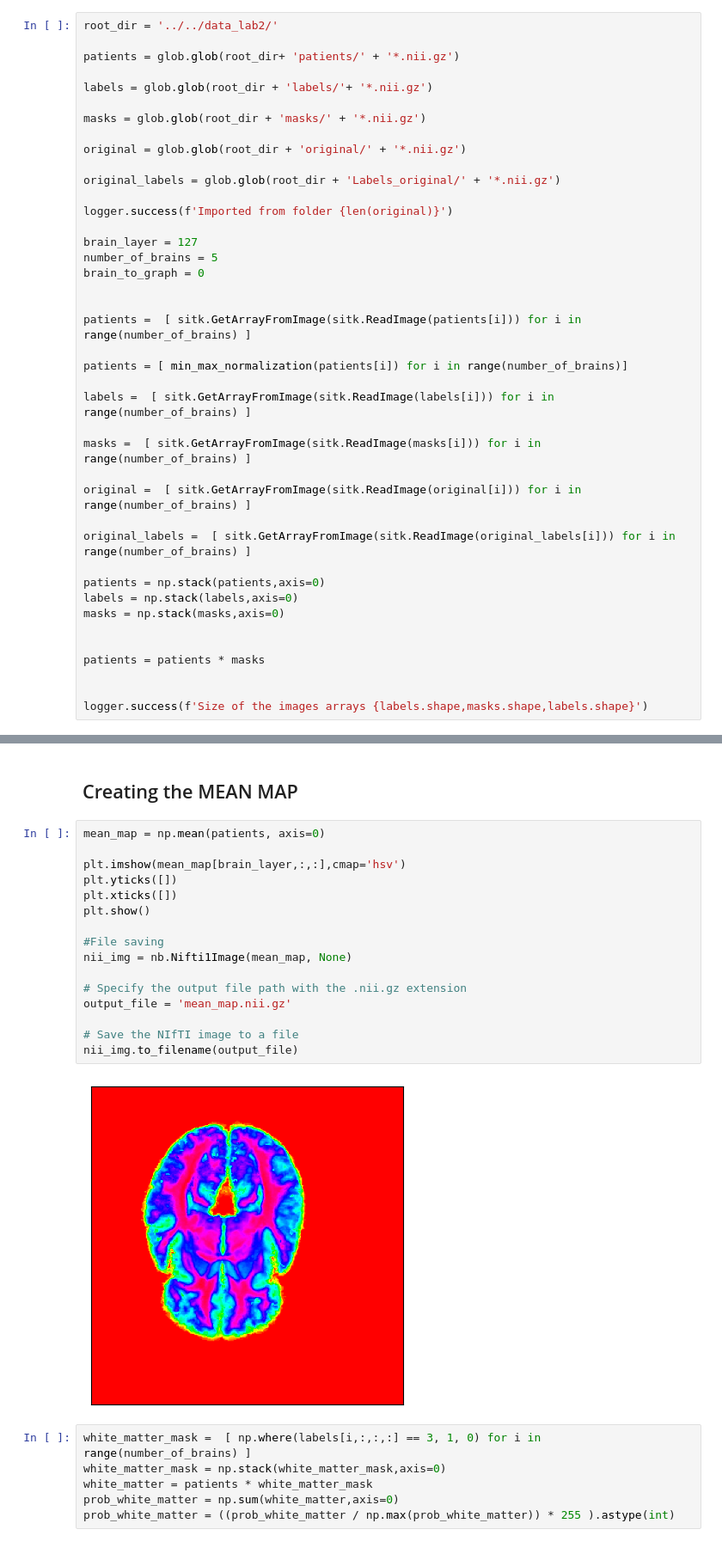
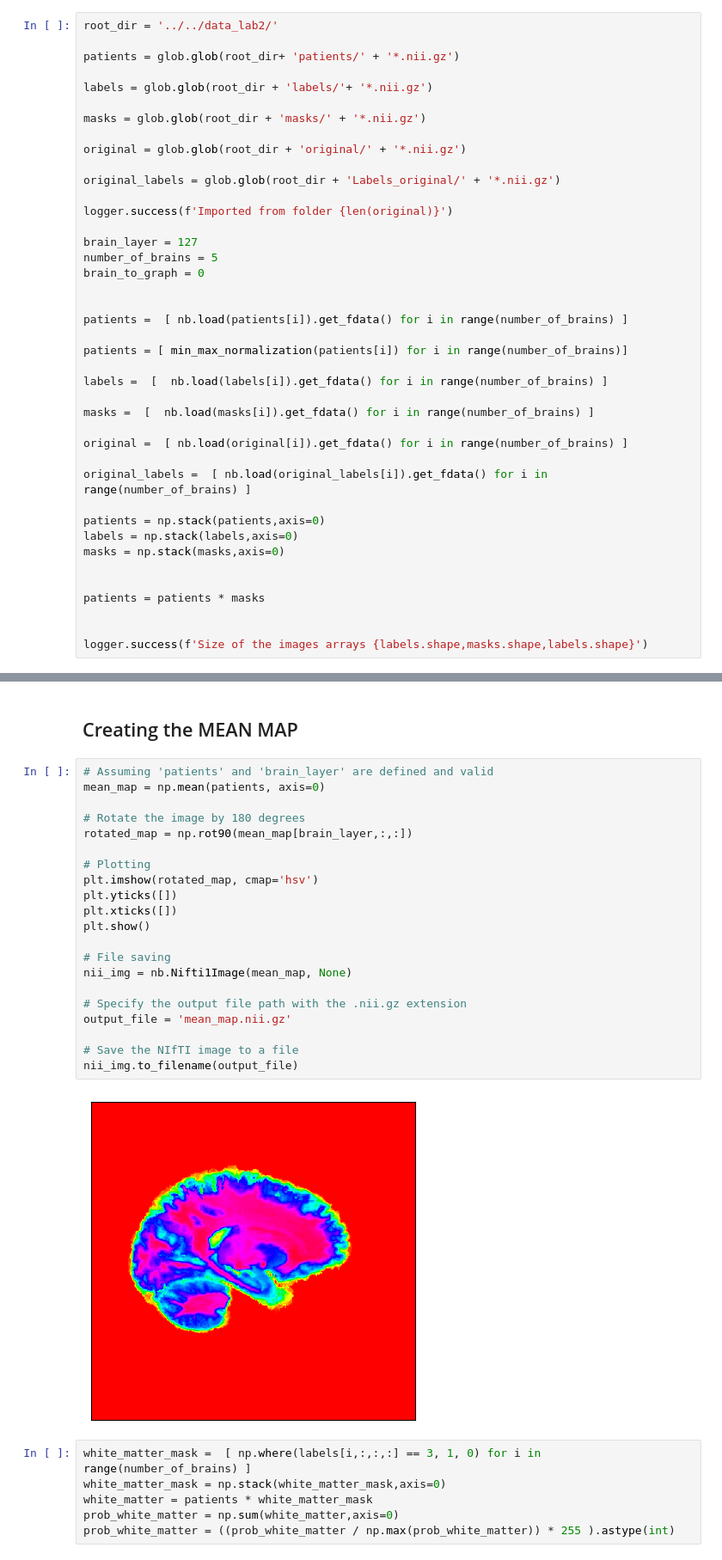
Before and after one commit to EdAlita/Registration, a Jupyter notebook: LABS/regLabPy/LAB2/Lab2.ipynb, the cells around one changed output, grey strips where cells are left out. Shown at 86% size. Cells and saved outputs as stored; diff of their text form.

```diff
--- a/LABS/regLabPy/LAB2/Lab2.ipynb
+++ b/LABS/regLabPy/LAB2/Lab2.ipynb
@@ -74,17 +73,17 @@ number_of_brains = 5
 brain_to_graph = 0
 
 
-patients =  [ sitk.GetArrayFromImage(sitk.ReadImage(patients[i])) for i in range(number_of_brains) ]
+patients =  [ nb.load(patients[i]).get_fdata() for i in range(number_of_brains) ]
 
 patients = [ min_max_normalization(patients[i]) for i in range(number_of_brains)]
 
-labels =  [ sitk.GetArrayFromImage(sitk.ReadImage(labels[i])) for i in range(number_of_brains) ]
+labels =  [  nb.load(labels[i]).get_fdata() for i in range(number_of_brains) ]
 
-masks =  [ sitk.GetArrayFromImage(sitk.ReadImage(masks[i])) for i in range(number_of_brains) ]
+masks =  [  nb.load(masks[i]).get_fdata() for i in range(number_of_brains) ]
 
-original =  [ sitk.GetArrayFromImage(sitk.ReadImage(original[i])) for i in range(number_of_brains) ]
+original =  [ nb.load(original[i]).get_fdata() for i in range(number_of_brains) ]
 
-original_labels =  [ sitk.GetArrayFromImage(sitk.ReadImage(original_labels[i])) for i in range(number_of_brains) ]
+original_labels =  [ nb.load(original_labels[i]).get_fdata() for i in range(number_of_brains) ]
 
 patients = np.stack(patients,axis=0)
 labels = np.stack(labels,axis=0)
@@ -101,23 +100,28 @@ logger.success(f'Size of the images arrays {labels.shape,masks.shape,labels.shap
 # %% [markdown]
 ## Creating the MEAN MAP
 # %%
+# Assuming 'patients' and 'brain_layer' are defined and valid
 mean_map = np.mean(patients, axis=0)
 
-plt.imshow(mean_map[brain_layer,:,:],cmap='hsv')
+# Rotate the image by 180 degrees
+rotated_map = np.rot90(mean_map[brain_layer,:,:])
+
+# Plotting
+plt.imshow(rotated_map, cmap='hsv')
 plt.yticks([])
 plt.xticks([])
 plt.show()
 
-#File saving
+# File saving
 nii_img = nb.Nifti1Image(mean_map, None)
 
 # Specify the output file path with the .nii.gz extension
 output_file = 'mean_map.nii.gz'
 
 # Save the NIfTI image to a file
 nii_img.to_filename(output_file)
 # %% [output]
-[figure, old version]
+[figure, new version]
 # %%
 white_matter_mask =  [ np.where(labels[i,:,:,:] == 3, 1, 0) for i in range(number_of_brains) ]
 white_matter_mask = np.stack(white_matter_mask,axis=0)
```
Also changed, not shown: parts of 4 cells of this notebook, 2 other files.
